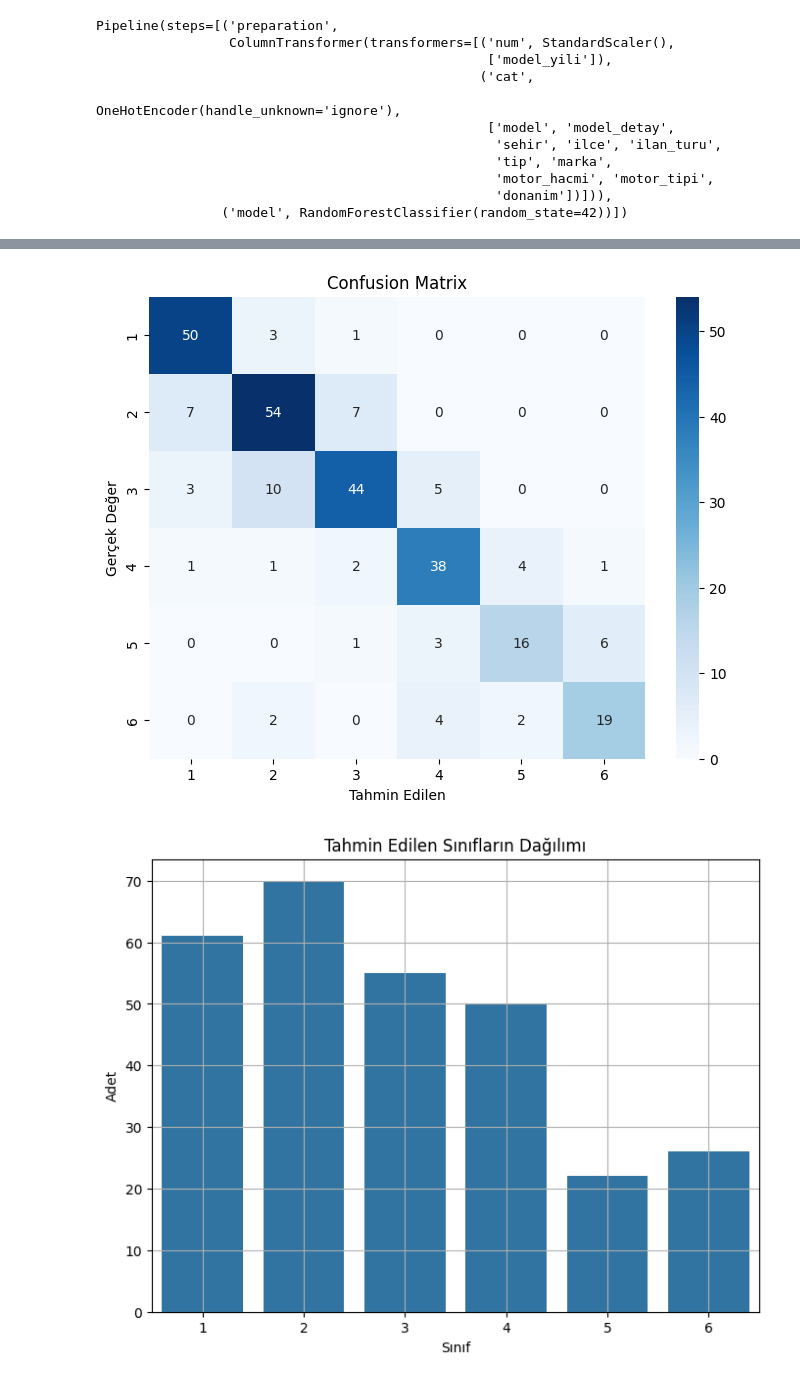
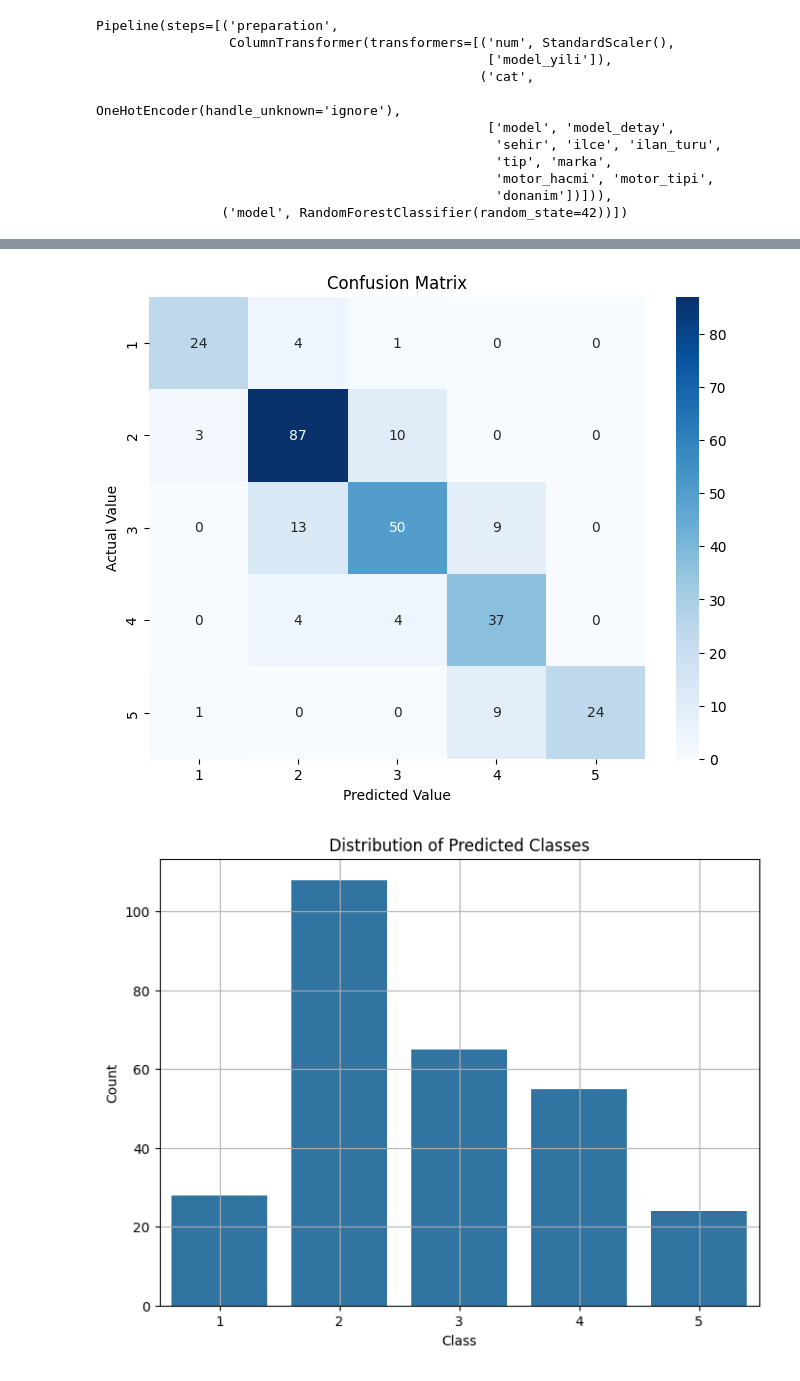
Before and after one commit to kudetx/kudet-arac-degerleme, a Jupyter notebook: classification.ipynb, the cells around one changed output, grey strips where cells are left out. Drawn from its saved outputs; the diff is of its cells as text; code cells hidden in the pictures.

```diff
--- a/classification.ipynb
+++ b/classification.ipynb
@@ -95,9 +100,14 @@ full_pipeline = ColumnTransformer([
 X = df.drop('fiyat', axis=1)
 y = df['fiyat']
 # %%
-# Fiyatı sınıflara böl
-bins = [0, 500000, 750000, 1000000, 1250000, 1500000, 2000000, df['fiyat'].max()]
-labels = [x for x in range(1, len(bins))]
-print((bins))
-print(labels)
+# Create automatic bins for 6 equal-widdh intervals
+min_fiyat = df['fiyat'].min()
+max_fiyat = df['fiyat'].max()
+bins = np.linspace(min_fiyat, max_fiyat, 7)  # 6 bins mean 7 edges
+labels = [x for x in range(1, 7)]
+y = pd.cut(df['fiyat'], bins=bins, labels=labels, include_lowest=True)
+
+#Show class distribution
+print("Class Distribution:")
+print(y.value_counts().sort_index())
 # %% [output]
@@ -106,7 +122,0 @@ print(labels)
-# %%
-# Fiyatı sınıflandırmak için
-y = pd.cut(df['fiyat'], bins=bins, labels=labels, include_lowest=True)
-
-# Uç sınıfları birleştir
-y = y.replace({7: 6})
-print(y.unique())
@@ -116 +123,4 @@ Categories (6, int64): [1 < 2 < 3 < 4 < 5 < 6]
+# %%
+# merge class 6 into class 5
+y = y.replace({6: 5})
 # %%
@@ -169,32 +184,32 @@ weighted avg       0.78      0.78      0.78       284
 # %%
-# Karışıklık matrisi hesapla
+# Calculate confusion matrix
 cm = confusion_matrix(y_test, y_pred)
 labels = sorted(y_test.unique())
 
-# Görselleştir
+# visualize confusion matrix
 plt.figure(figsize=(8, 6))
 sns.heatmap(cm, annot=True, fmt='d', cmap='Blues', xticklabels=labels, yticklabels=labels)
-plt.xlabel('Tahmin Edilen')
-plt.ylabel('Gerçek Değer')
+plt.xlabel('Predicted Value')
+plt.ylabel('Actual Value')
 plt.title('Confusion Matrix')
 plt.show()
 # %% [output]
-[figure, old version]
+[figure, new version]
 # %%
-# Gerçrk ve tahmin edilen değerleri içeren DataFrame oluşur
+# create a Dataframe to hold the results with actual and predicted values
 df_results = pd.DataFrame({
-    'Gerçek': y_test,
-    'Tahmin': y_pred
+    'Actual': y_test,
+    'Predict': y_pred
 })
 
-# Tahmin sınıflarının dağılımı
+# Visualize the distrubition of predicted classes
 plt.figure(figsize=(8, 6))
-sns.countplot(data=df_results, x='Tahmin', order=sorted(df_results['Tahmin'].unique()))
-plt.title("Tahmin Edilen Sınıfların Dağılımı")
-plt.xlabel("Sınıf")
-plt.ylabel("Adet")
+sns.countplot(data=df_results, x='Predict', order=sorted(df_results['Predict'].unique()))
+plt.title("Distribution of Predicted Classes")
+plt.xlabel("Class")
+plt.ylabel("Count")
 plt.grid(True)
 plt.show()
 # %% [output]
-[figure, old version]
+[figure, new version]
 # %%
```
Also changed, not shown: parts of 18 cells of this notebook, 8 other files.
